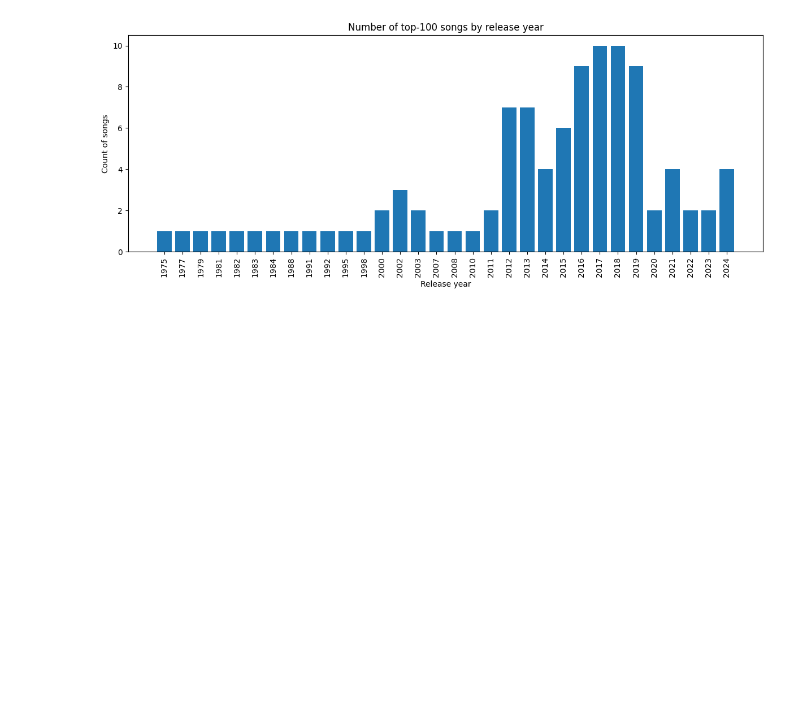
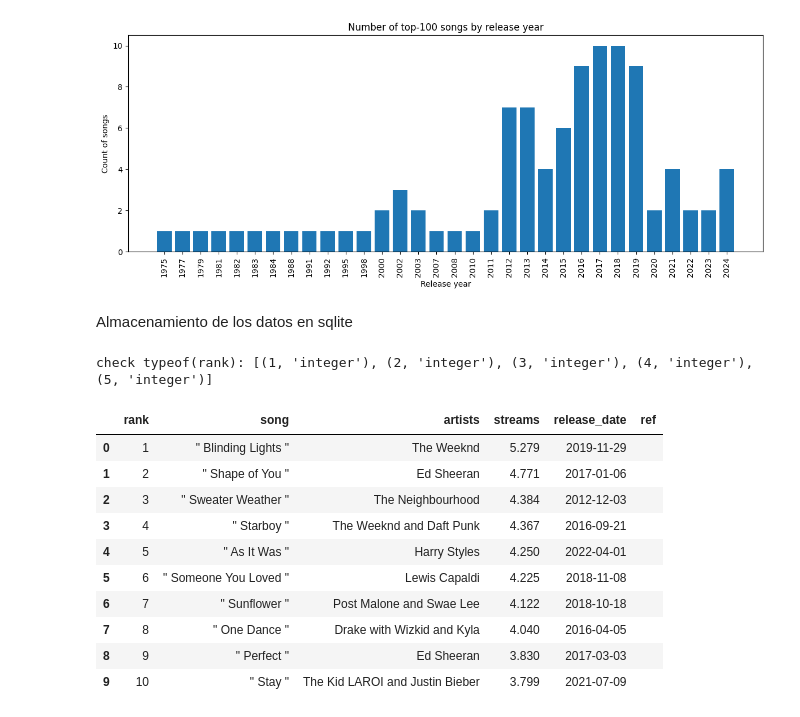
Before and after one commit to 4GeeksAcademy/Kr1sth1an-web-scraping-project, a Jupyter notebook: src/explore.es.ipynb, the cells around one changed output. Drawn from its saved outputs; the diff is of its cells as text; code cells hidden in the pictures; blank space fills up the shorter version.

```diff
--- a/src/explore.es.ipynb
+++ b/src/explore.es.ipynb
@@ -57,7 +43,7 @@ print("✅ Paso 2 - Preview texto (400 chars)")
 # %%
-# CELDA 3 - Buscar tablas y ver headers (corto)
+# Buscar tablas y ver headers
 tablas = soup.find_all("table")
-print("✅ Paso 3 - Tablas encontradas:", len(tablas))
+print("Tablas encontradas:", len(tablas))
 
 def normalizar(x):
     x = str(x).strip().lower().replace("\xa0", " ")
@@ -69,7 +55,6 @@ def headers_text(t):
     txt = BeautifulSoup(str(ths), "lxml").get_text(" ")
     return normalizar(txt)
 
-# Preview SOLO de las primeras 15 para no llenar la pantalla
-for i, t in enumerate(tablas[:15]):
+for i, t in enumerate(tablas):
     print(f"- tabla {i}: {headers_text(t)[:140]}")
 # %% [output]
@@ -224,6 +204,7 @@ df.head(10)
 | 8 | 9 | " Perfect " | Ed Sheeran | 3.830 | 3 March 2017 | [ 9 ] |
 | 9 | 10 | " Stay " | The Kid LAROI and Justin Bieber | 3.799 | 9 July 2021 | [ 10 ] |
 # %%
+# Por ultimo limpiamos la tabla para facilitar analisis
 def clean_text(s):
     s = s.astype(str)
     s = s.str.replace("\xa0", " ", regex=False)
@@ -253,10 +234,6 @@ df = df[df[col_rank].notna()].reset_index(drop=True)
 # top 100
 df_100 = df.sort_values(col_rank).head(100).reset_index(drop=True)
 
-pd.set_option("display.width", 300)
-pd.set_option("display.max_columns", None)
-pd.set_option("display.expand_frame_repr", False)
-
 print(df_100.head(10))
 # %% [output]
    Rank                   Song                        Artist(s)  Streams (billions) Release date Ref.
@@ -310,3 +289,58 @@ plt.tight_layout()
 plt.show()
 # %% [output]
 [figure]
+# %% [markdown]
+Almacenamiento de los datos en sqlite
+# %%
+DB_PATH = "spotify_top100.db"
+TABLE = "most_streamed_songs"
+
+tmp = df_100[[col_rank, col_song, col_artist, col_streams, col_release, col_ref]].copy()
+tmp.columns = ["rank", "song", "artists", "streams", "release_date", "ref"]
+
+tmp["rank"] = pd.to_numeric(tmp["rank"], errors="coerce").astype("int64").astype(int)
+tmp["streams"] = pd.to_numeric(tmp["streams"], errors="coerce").astype(float)
+
+tmp["release_date"] = pd.to_datetime(tmp["release_date"], errors="coerce").dt.strftime("%Y-%m-%d")
+
+tmp["ref"] = tmp["ref"].fillna("").astype(str)
+
+conn = sqlite3.connect(DB_PATH)
+cur = conn.cursor()
+
+cur.execute(f"DROP TABLE IF EXISTS {TABLE}")
+cur.execute(f"""
+CREATE TABLE {TABLE} (
+    rank INTEGER,
+    song TEXT,
+    artists TEXT,
+    streams REAL,
+    release_date TEXT,
+    ref TEXT)""")
+
+filas = [tuple(r) for r in tmp.to_numpy()]
+cur.executemany(
+    f"INSERT INTO {TABLE} (rank, song, artists, streams, release_date, ref) VALUES (?, ?, ?, ?, ?, ?)",
+    filas)
+conn.commit()
+
+cur.execute(f"SELECT rank, typeof(rank) FROM {TABLE} ORDER BY rank ASC LIMIT 5")
+print("check typeof(rank):", cur.fetchall())
+
+df_sql = pd.read_sql_query(f"SELECT * FROM {TABLE} ORDER BY rank ASC LIMIT 10", conn)
+conn.close()
+
+df_sql
+# %% [output]
+check typeof(rank): [(1, 'integer'), (2, 'integer'), (3, 'integer'), (4, 'integer'), (5, 'integer')]
+|  | rank | song | artists | streams | release_date | ref |
+| 0 | 1 | " Blinding Lights " | The Weeknd | 5.279 | 2019-11-29 |  |
+| 1 | 2 | " Shape of You " | Ed Sheeran | 4.771 | 2017-01-06 |  |
+| 2 | 3 | " Sweater Weather " | The Neighbourhood | 4.384 | 2012-12-03 |  |
+| 3 | 4 | " Starboy " | The Weeknd and Daft Punk | 4.367 | 2016-09-21 |  |
+| 4 | 5 | " As It Was " | Harry Styles | 4.250 | 2022-04-01 |  |
+| 5 | 6 | " Someone You Loved " | Lewis Capaldi | 4.225 | 2018-11-08 |  |
+| 6 | 7 | " Sunflower " | Post Malone and Swae Lee | 4.122 | 2018-10-18 |  |
+| 7 | 8 | " One Dance " | Drake with Wizkid and Kyla | 4.040 | 2016-04-05 |  |
+| 8 | 9 | " Perfect " | Ed Sheeran | 3.830 | 2017-03-03 |  |
+| 9 | 10 | " Stay " | The Kid LAROI and Justin Bieber | 3.799 | 2021-07-09 |  |
```
Also changed, not shown: parts of 9 cells of this notebook, 1 other file.
